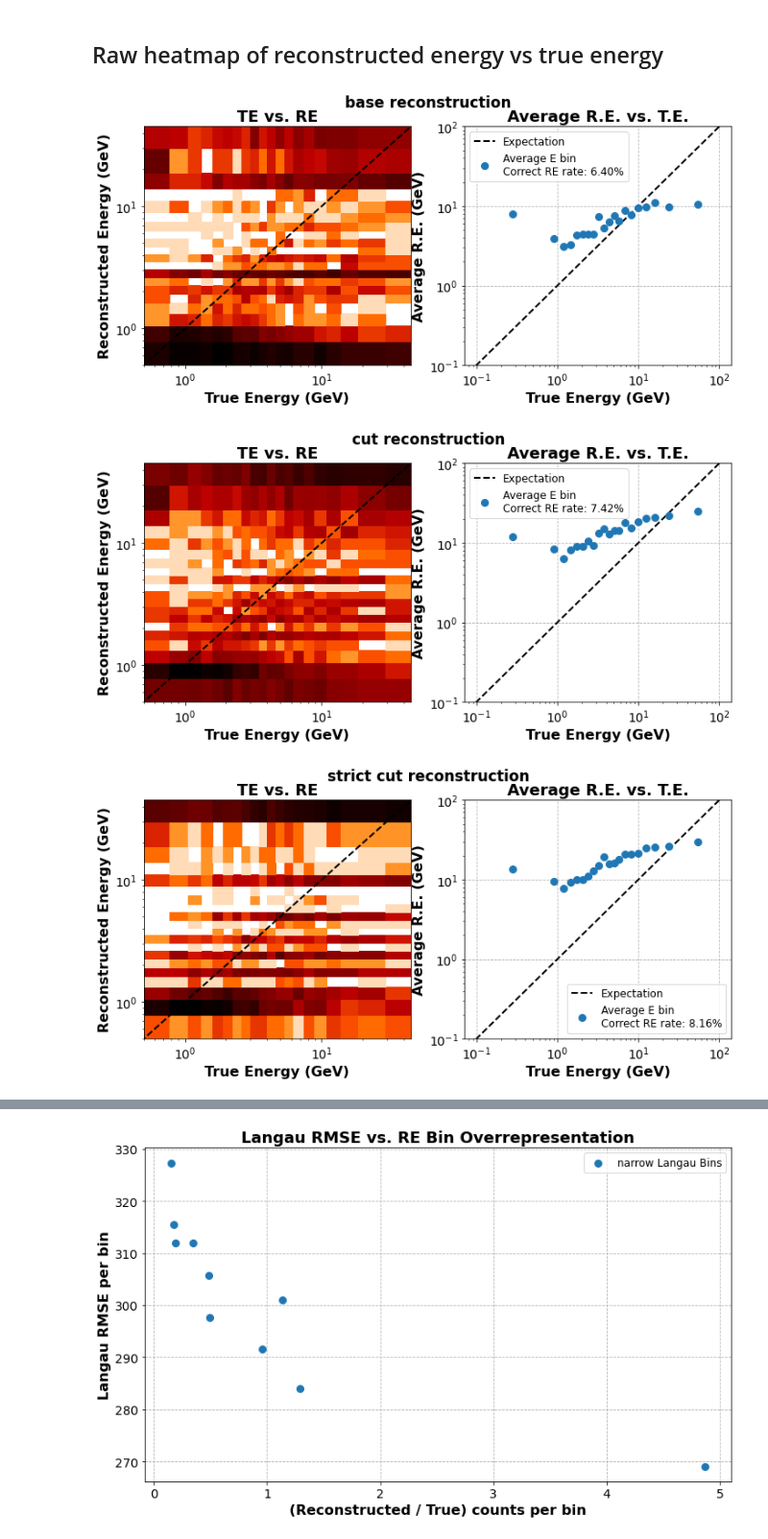
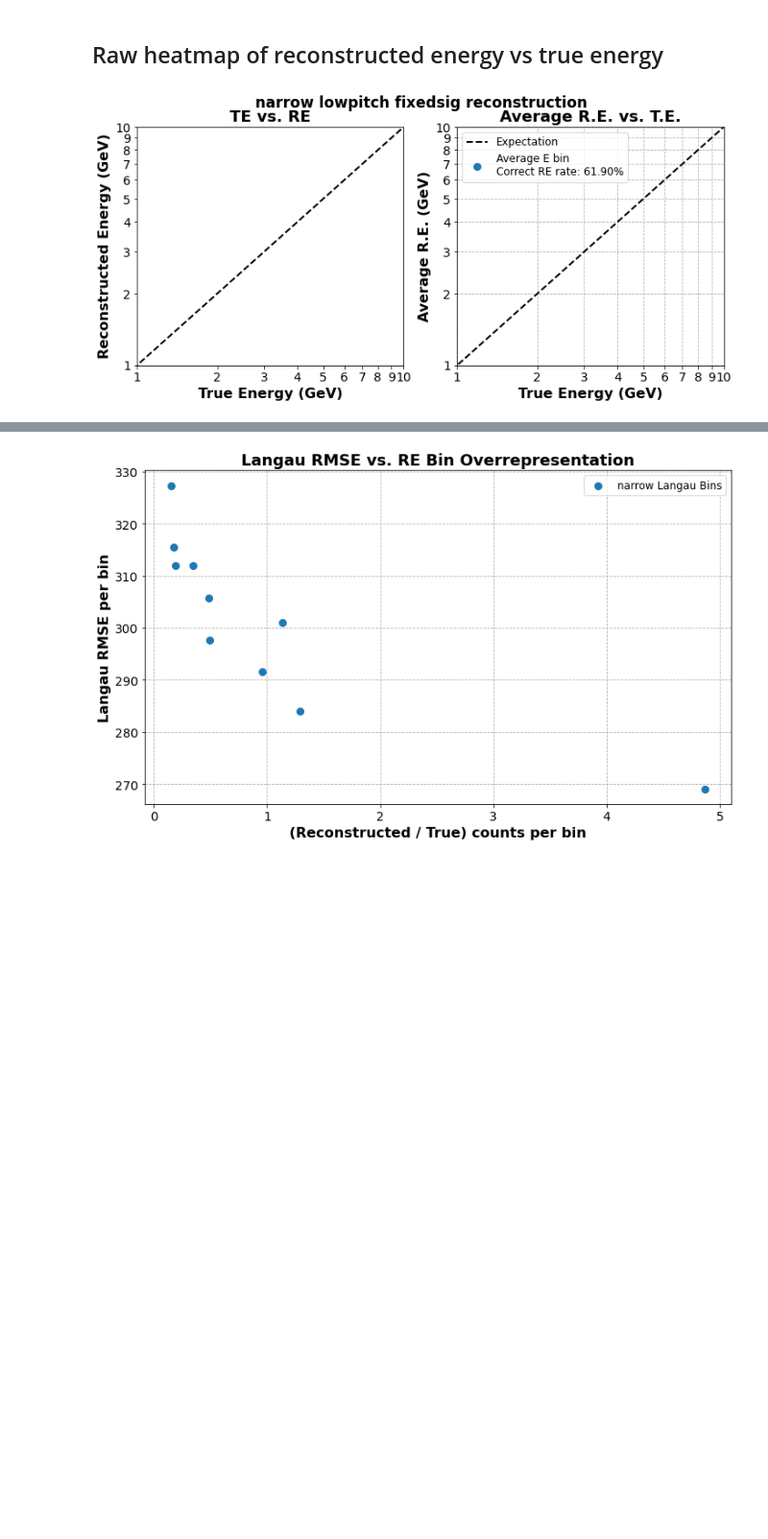
Before and after one commit to socrossley/Cosmic_Muon_CER, a Jupyter notebook: Test_Like.ipynb, the cells around one changed output, grey strips where cells are left out. Shown at 96% size. Cells and saved outputs as stored; diff of their text form; code cells hidden in the pictures; blank space fills up the shorter version.

```diff
--- a/Test_Like.ipynb
+++ b/Test_Like.ipynb
@@ -127,32 +128,31 @@ def re_format(ax):
     ax.yaxis.set_minor_formatter(mticker.ScalarFormatter())
 # %%
 plt.rcParams['axes.grid']=False
-keys_to_plot = ['base', 'base_c', 'base_sc', 'base_fw', 'base_cfw', 'hpitch', 'hpitch_c', 'lpitch', 'lpitch_c', 'narrow', 'narrow_c', 'narrow_sc']
+# keys_to_plot = ['base', 'base_c', 'base_sc', 'base_fw', 'base_cfw', 'hpitch', 'hpitch_c', 'lpitch', 'lpitch_c', 'narrow', 'narrow_c', 'narrow_sc']
+keys_to_plot = ['narrow_lpitch_fs']
 
 def plot_likelihood_results(data_loc, fit_loc, title, save=False):
     fig, axs = plt.subplots(1,2, figsize=(12,5))
     fig.suptitle(title, fontweight='bold')
     df = pd.read_csv(data_loc)
     fdf = pd.read_csv(fit_loc)
     ret = plot_2d_hist(df, fdf, axs[0])
     plot_averages(df, *ret, axs[1])
     if 'narrow' in data_loc:
         for ax in axs:
             re_format(ax)
             ax.set_ylim(1,10)
             ax.set_xlim(1,10)
 
     fig.show()
     if save:
         savefig(fig, title.replace(' ', '_') + '_reconstruction.png')
 
 for key in keys_to_plot:
     loc = cer.reconstructions[key]
     floc = cer.fits[key]
     plot_likelihood_results(loc, floc, loc[82:-4].replace('_', ' '), save=False)
 
 plt.rcParams['axes.grid']=True
 # %% [output]
-[figure, old version]
+[figure, new version]
-[figure, removed]
-[figure, removed]
```
Also changed, not shown: parts of 3 cells of this notebook, 3 other files.
